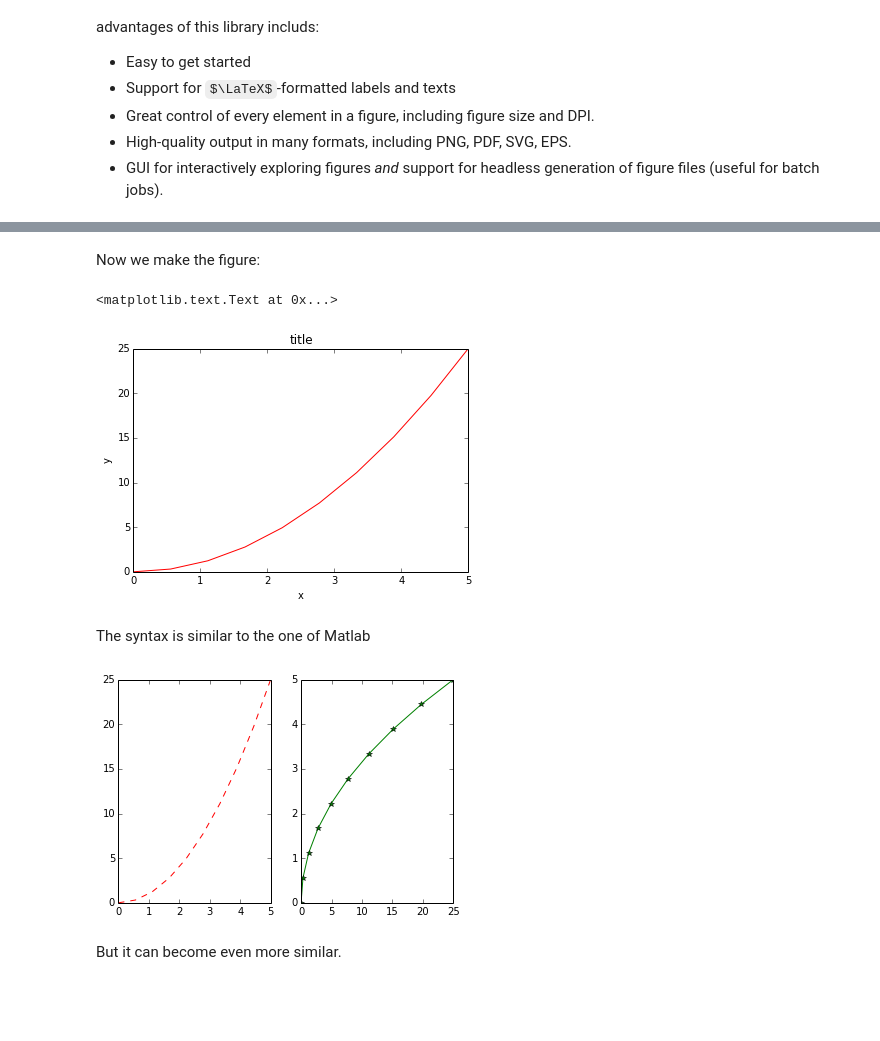
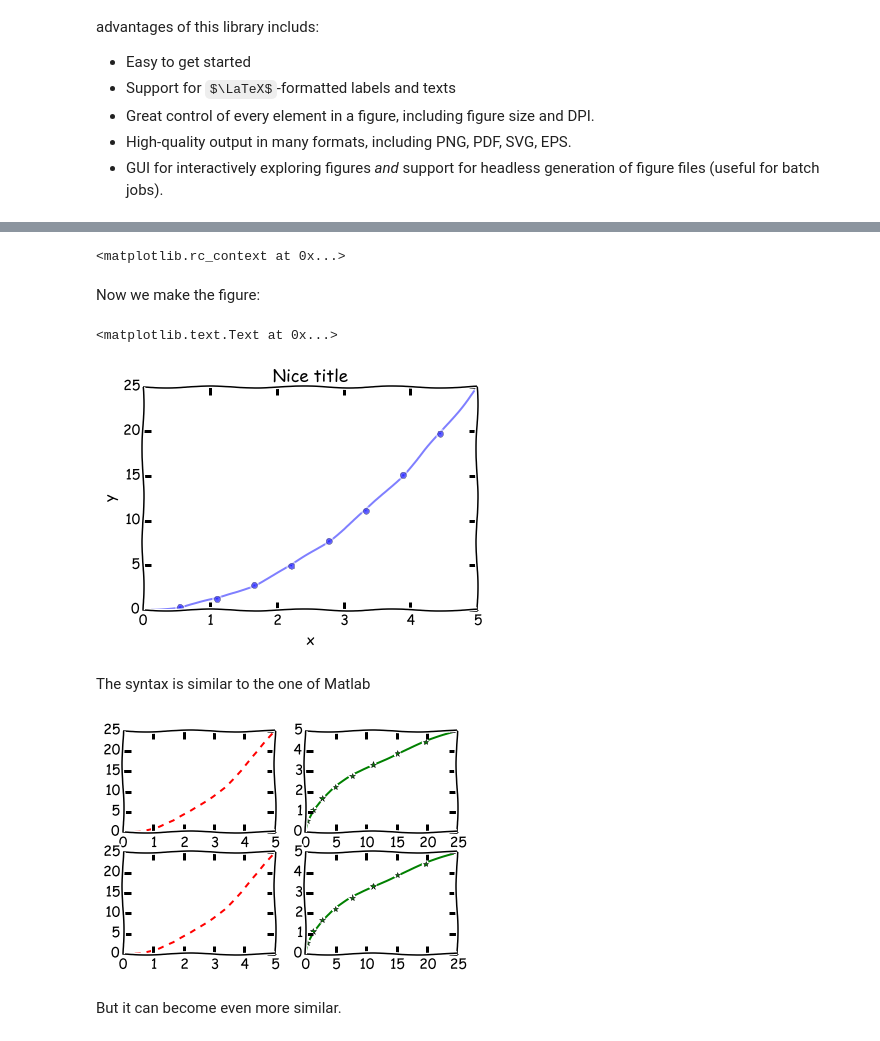
Before and after one commit to aquaregion/python-data-analysis, a Jupyter notebook: 4-Matplotlib.ipynb, the cells around one changed output, grey strips where cells are left out. Saved outputs shown, nothing was run; the diff lists cells and outputs as text; code cells hidden in the pictures; some formulas as TeX source; blank space fills up the shorter version.

```diff
--- a/4-Matplotlib.ipynb
+++ b/4-Matplotlib.ipynb
@@ -24,28 +22,35 @@ Populating the interactive namespace from numpy and matplotlib
 # %%
 import numpy as np
 import matplotlib.pyplot as plt
+plt.xkcd()
+# %% [output]
+<matplotlib.rc_context at 0x...>
 # %%
 x = np.linspace(0, 5, 10)
 y = x ** 2
 # %% [markdown]
 Now we make the figure:
 # %%
-plt.plot(x, y, 'r')
+plt.plot(x, y, marker='o',color='b',alpha=0.5)
 plt.xlabel('x')
 plt.ylabel('y')
-plt.title('title')
+plt.title('Nice title')
 # %% [output]
 <matplotlib.text.Text at 0x...>
-[figure, old version]
+[figure, new version]
 # %% [markdown]
 The syntax is similar to the one of Matlab
 # %%
-plt.subplot(1,2,1)
+plt.subplot(2,2,1)
 plt.plot(x, y, 'r--')
-plt.subplot(1,2,2)
+plt.subplot(2,2,2)
+plt.plot(y, x, 'g*-')
+plt.subplot(2,2,3)
+plt.plot(x, y, 'r--')
+plt.subplot(2,2,4)
 plt.plot(y, x, 'g*-');
 # %% [output]
-[figure, old version]
+[figure, new version]
 # %% [markdown]
 But it can become even more similar.
 # %%
```
Also changed, not shown: parts of 22 cells of this notebook, 2 other files.
